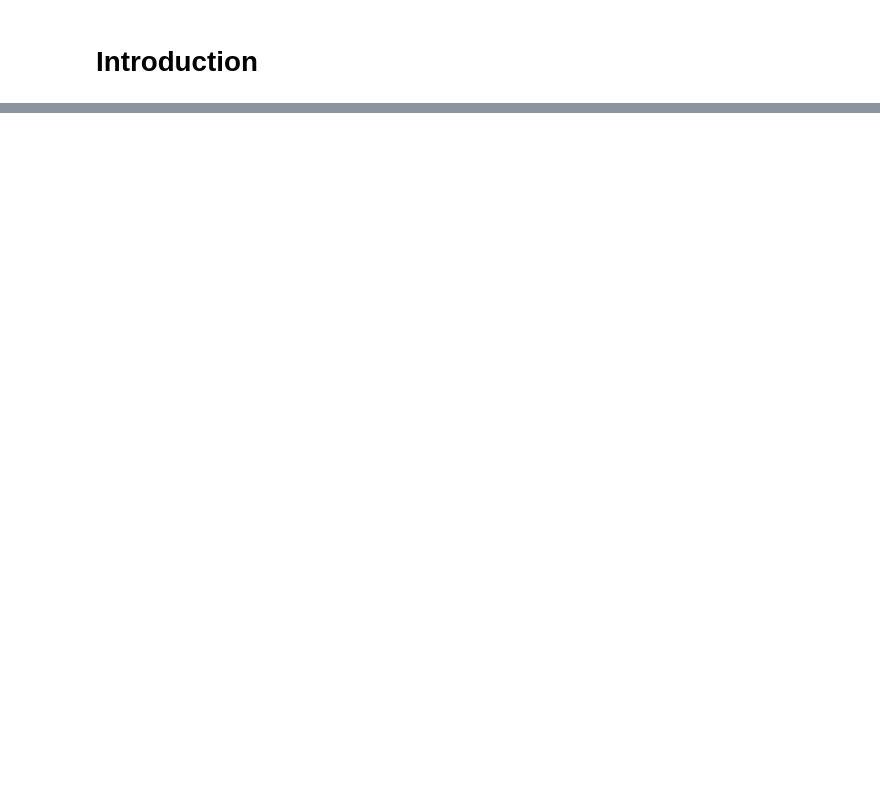
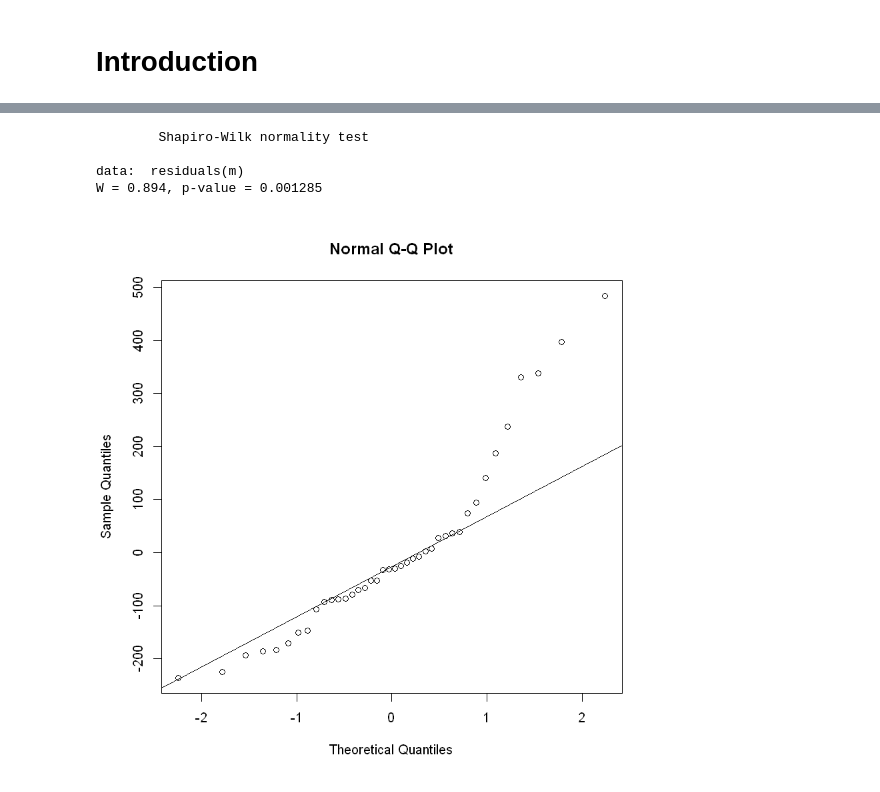
Before and after one commit to iamjz/R-Data, a Jupyter notebook: Designing, Running, and Analyzing Experiments/Week 04.ipynb, the cells around one changed output, grey strips where cells are left out. Saved outputs shown, nothing was run; the diff lists cells and outputs as text; code cells hidden in the pictures; blank space fills up the shorter version.

```diff
--- a/Designing, Running, and Analyzing Experiments/Week 04.ipynb
+++ b/Designing, Running, and Analyzing Experiments/Week 04.ipynb
@@ -40,0 +142,11 @@ Lastly - is this factor a between or within subjects factor? We know that it's b
+# %%
+# but really what matters most is the residuals
+m <- aov(Time ~ IDE, data=ide2) # fit model
+shapiro.test(residuals(m)) # test residuals
+qqnorm(residuals(m)); qqline(residuals(m)) # plot residuals
+# %% [output]
+        Shapiro-Wilk normality test
+
+data:  residuals(m)
+W = 0.894, p-value = 0.001285
+[figure, added]
```
Also changed, not shown: parts of 14 cells of this notebook.
